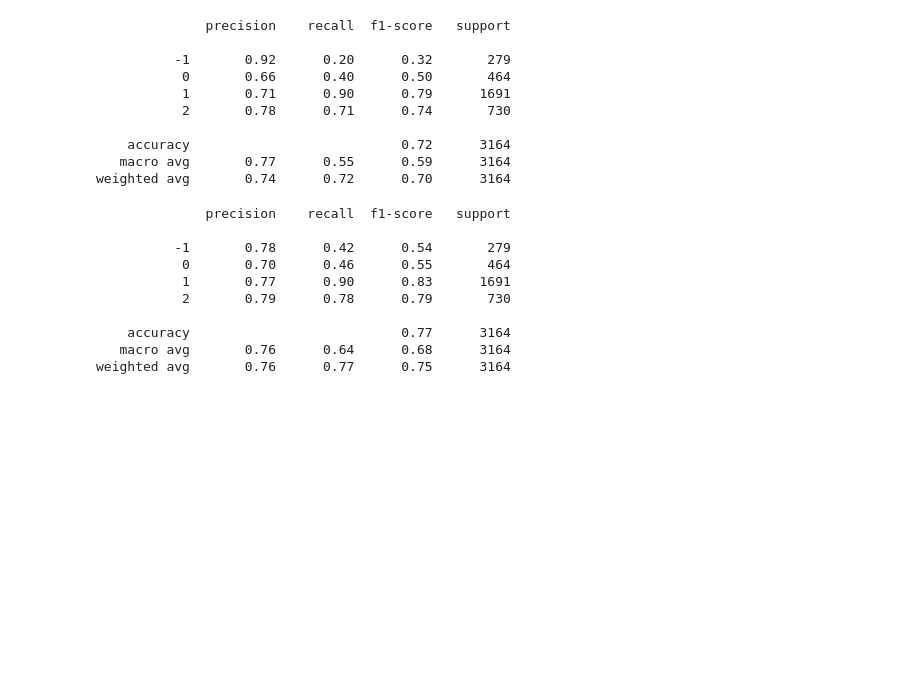
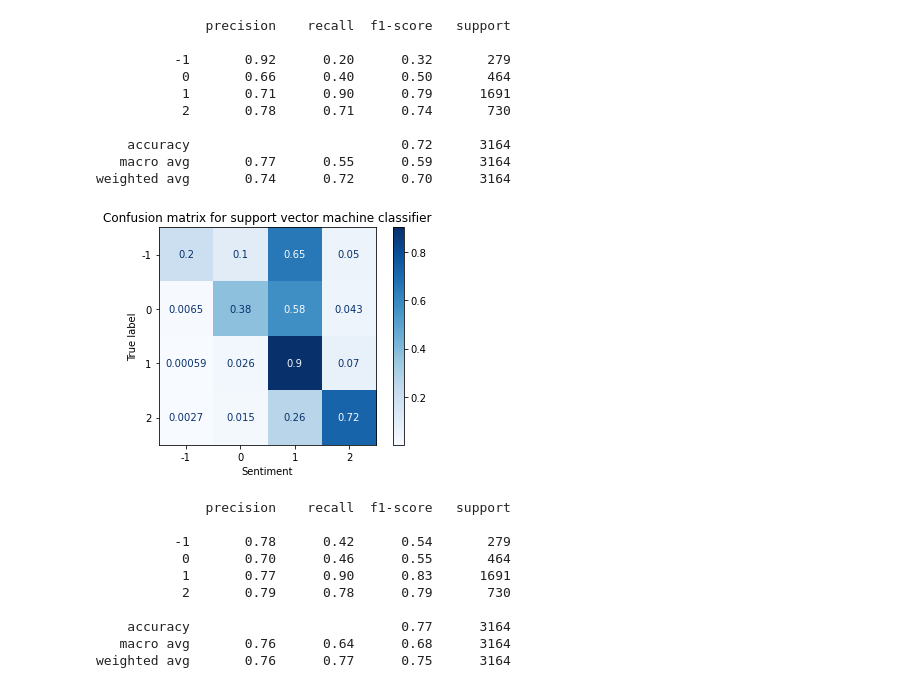
Before and after one commit to ethanmacrae/classification-predict-streamlit-template, a Jupyter notebook: Classification Predict Notebook .ipynb, the cells around one changed output. Cells and saved outputs as stored; diff of their text form; code cells hidden in the pictures; blank space fills up the shorter version.

Commit message:
sebaka
Added confusion Matrix

```diff
--- a/Classification Predict Notebook .ipynb
+++ b/Classification Predict Notebook .ipynb
@@ -627,6 +630,17 @@ print(classification_report(y_test,Random_pred))
     accuracy                           0.72      3164
    macro avg       0.77      0.55      0.59      3164
 weighted avg       0.74      0.72      0.70      3164
+# %%
+
+matrix = plot_confusion_matrix(classifier, tf_X_test, y_test,
+                                 cmap=plt.cm.Blues,
+                                 normalize='true')
+plt.title('Confusion matrix for support vector machine classifier')
+plt.xlabel("Sentiment")
+plt.show(matrix)
+plt.show()
+# %% [output]
+[figure, added]
 # %%
 #support vector machine Results
 print(classification_report(y_test,Svm_pred))
```
Also changed, not shown: parts of 5 cells of this notebook.
